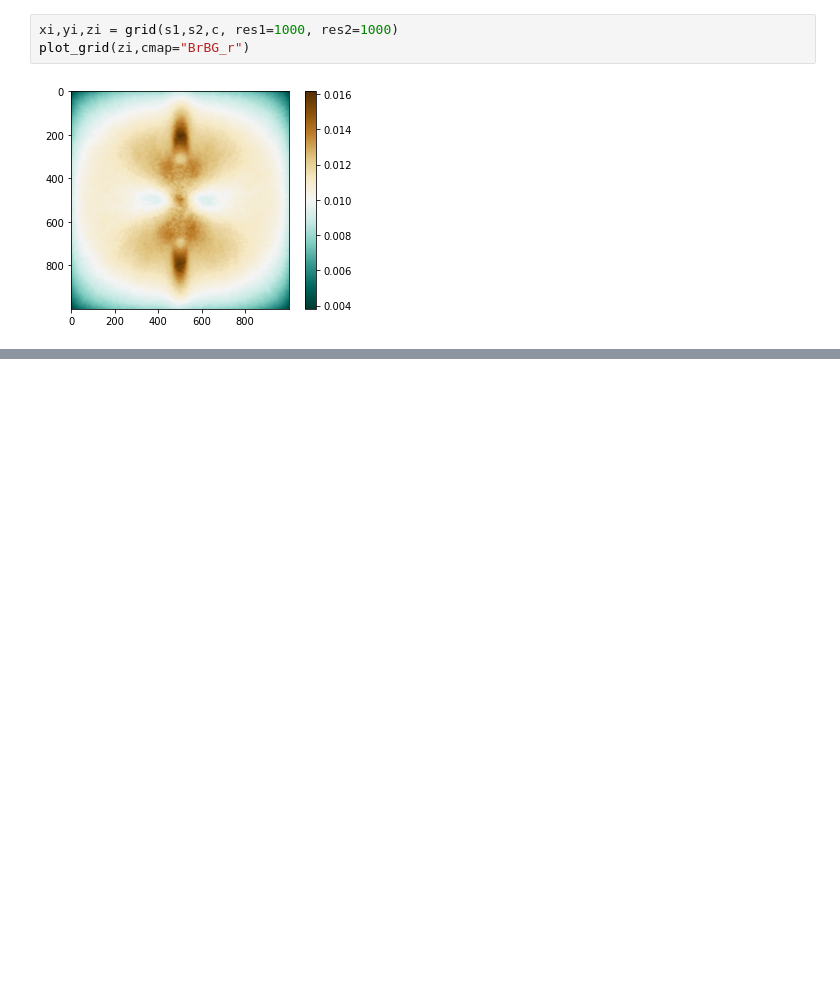
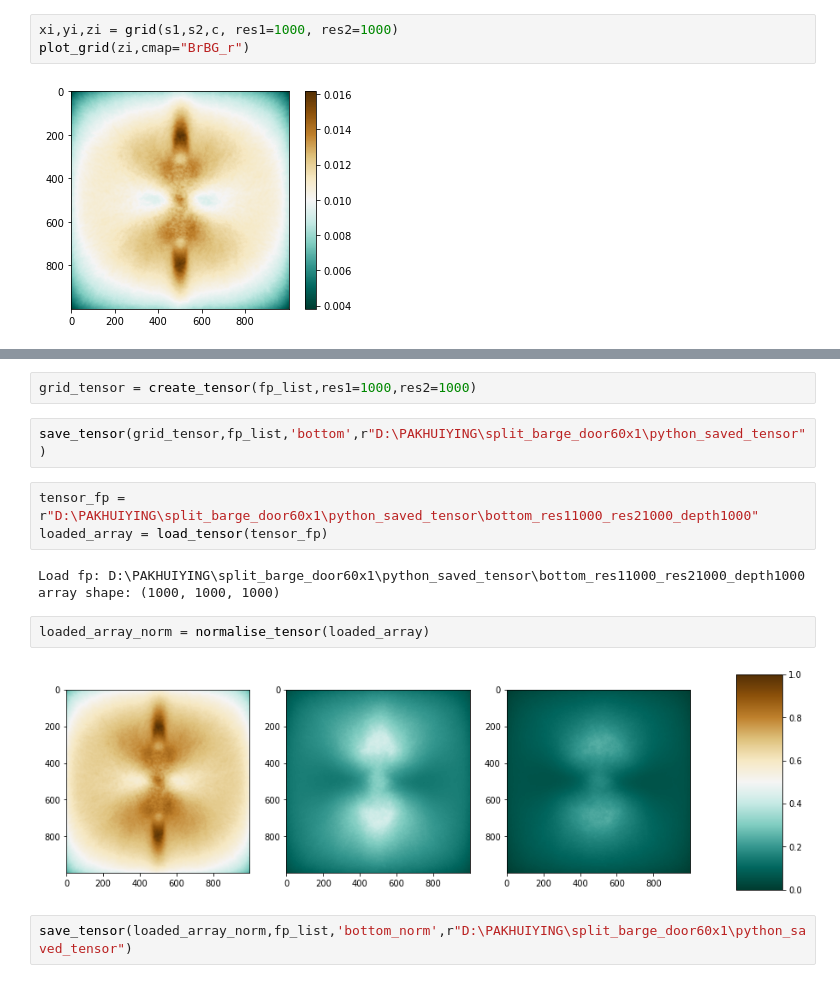
Before and after one commit to pakhuiying/read_fluent_surface, a Jupyter notebook: read_fluent_surfaces.ipynb, the cells around one changed output, grey strips where cells are left out. Drawn from its saved outputs; the diff is of its cells as text; blank space fills up the shorter version.

```diff
--- a/read_fluent_surfaces.ipynb
+++ b/read_fluent_surfaces.ipynb
@@ -26,0 +43,16 @@ plot_grid(zi,cmap="BrBG_r")
+# %%
+grid_tensor = create_tensor(fp_list,res1=1000,res2=1000)
+# %%
+save_tensor(grid_tensor,fp_list,'bottom',r"D:\PAKHUIYING\split_barge_door60x1\python_saved_tensor")
+# %%
+tensor_fp = r"D:\PAKHUIYING\split_barge_door60x1\python_saved_tensor\bottom_res11000_res21000_depth1000"
+loaded_array = load_tensor(tensor_fp)
+# %% [output]
+Load fp: D:\PAKHUIYING\split_barge_door60x1\python_saved_tensor\bottom_res11000_res21000_depth1000
+array shape: (1000, 1000, 1000)
+# %%
+loaded_array_norm = normalise_tensor(loaded_array)
+# %% [output]
+[figure, added]
+# %%
+save_tensor(loaded_array_norm,fp_list,'bottom_norm',r"D:\PAKHUIYING\split_barge_door60x1\python_saved_tensor")
```
Also changed, not shown: parts of 9 cells of this notebook, 2 other files.
